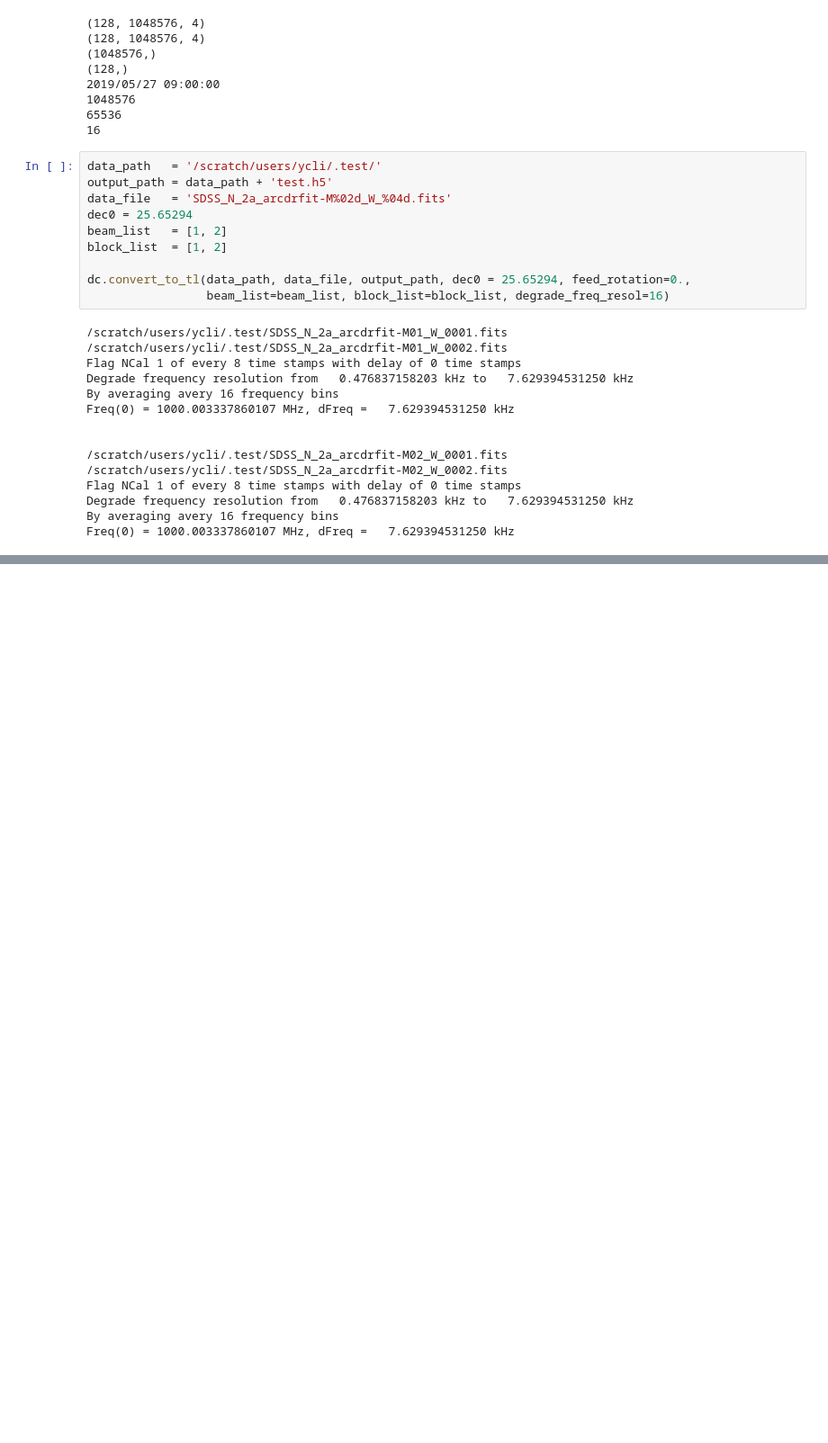
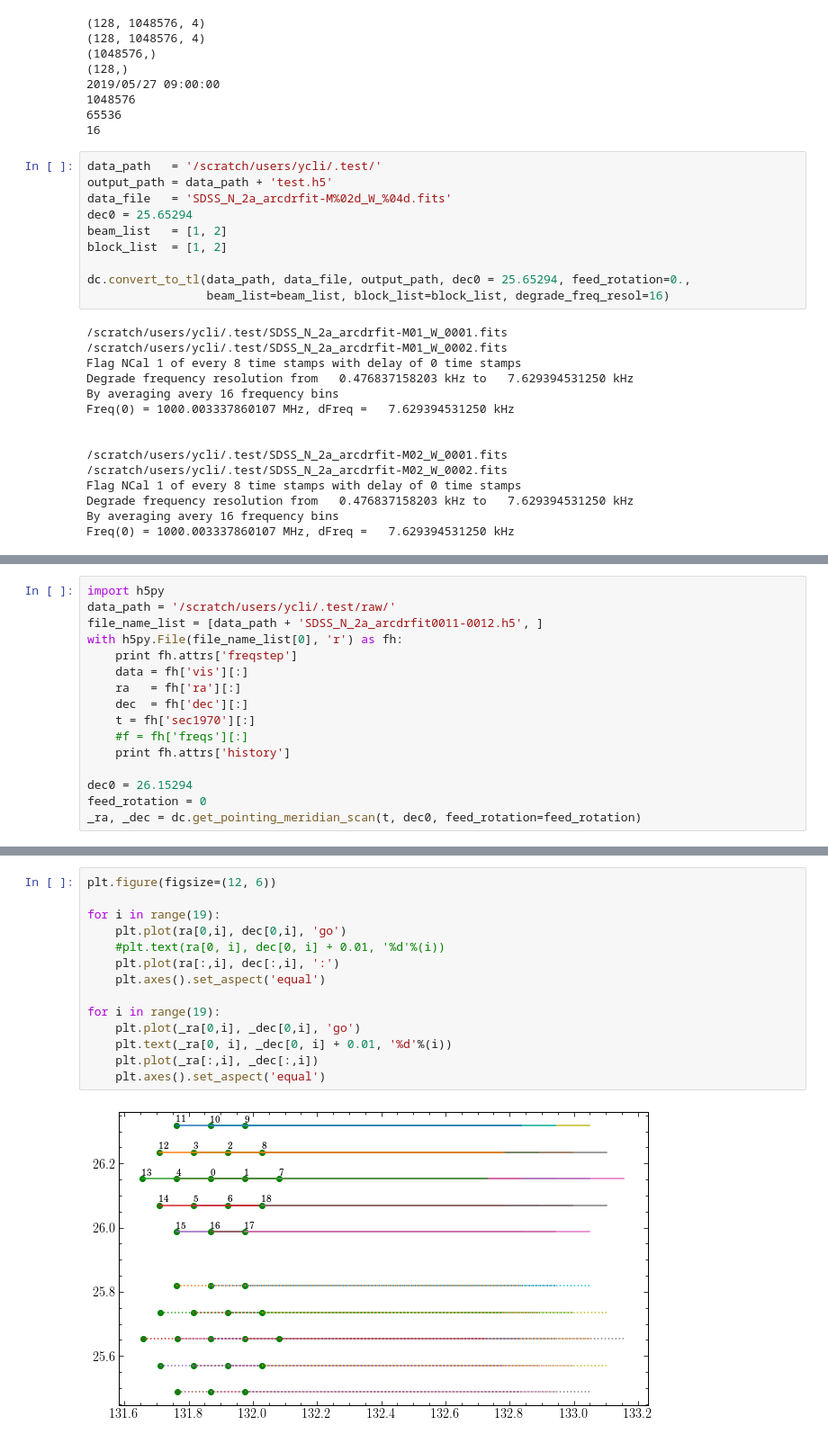
Before and after one commit to TianlaiProject/FAST_utils, a Jupyter notebook: notebook/test_conv.ipynb, the cells around one changed output, grey strips where cells are left out. Shown at 90% size. Drawn from its saved outputs; the diff is of its cells as text; blank space fills up the shorter version.

```diff
--- a/notebook/test_conv.ipynb
+++ b/notebook/test_conv.ipynb
@@ -121,0 +99,16 @@ False
+# %%
+import h5py
+data_path = '/scratch/users/ycli/.test/raw/'
+file_name_list = [data_path + 'SDSS_N_2a_arcdrfit0011-0012.h5', ]
+with h5py.File(file_name_list[0], 'r') as fh:
+    print fh.attrs['freqstep']
+    data = fh['vis'][:]
+    ra   = fh['ra'][:]
+    dec  = fh['dec'][:]
+    t = fh['sec1970'][:]
+    #f = fh['freqs'][:]
+    print fh.attrs['history']
+
+dec0 = 26.15294
+feed_rotation = 0
+_ra, _dec = dc.get_pointing_meridian_scan(t, dec0, feed_rotation=feed_rotation)
@@ -121,0 +133,16 @@ False
+# %%
+plt.figure(figsize=(12, 6))
+
+for i in range(19):
+    plt.plot(ra[0,i], dec[0,i], 'go')
+    #plt.text(ra[0, i], dec[0, i] + 0.01, '%d'%(i))
+    plt.plot(ra[:,i], dec[:,i], ':')
+    plt.axes().set_aspect('equal')
+
+for i in range(19):
+    plt.plot(_ra[0,i], _dec[0,i], 'go')
+    plt.text(_ra[0, i], _dec[0, i] + 0.01, '%d'%(i))
+    plt.plot(_ra[:,i], _dec[:,i])
+    plt.axes().set_aspect('equal')
+# %% [output]
+[figure, added]
```
Also changed, not shown: parts of 8 cells of this notebook, 2 other files.
